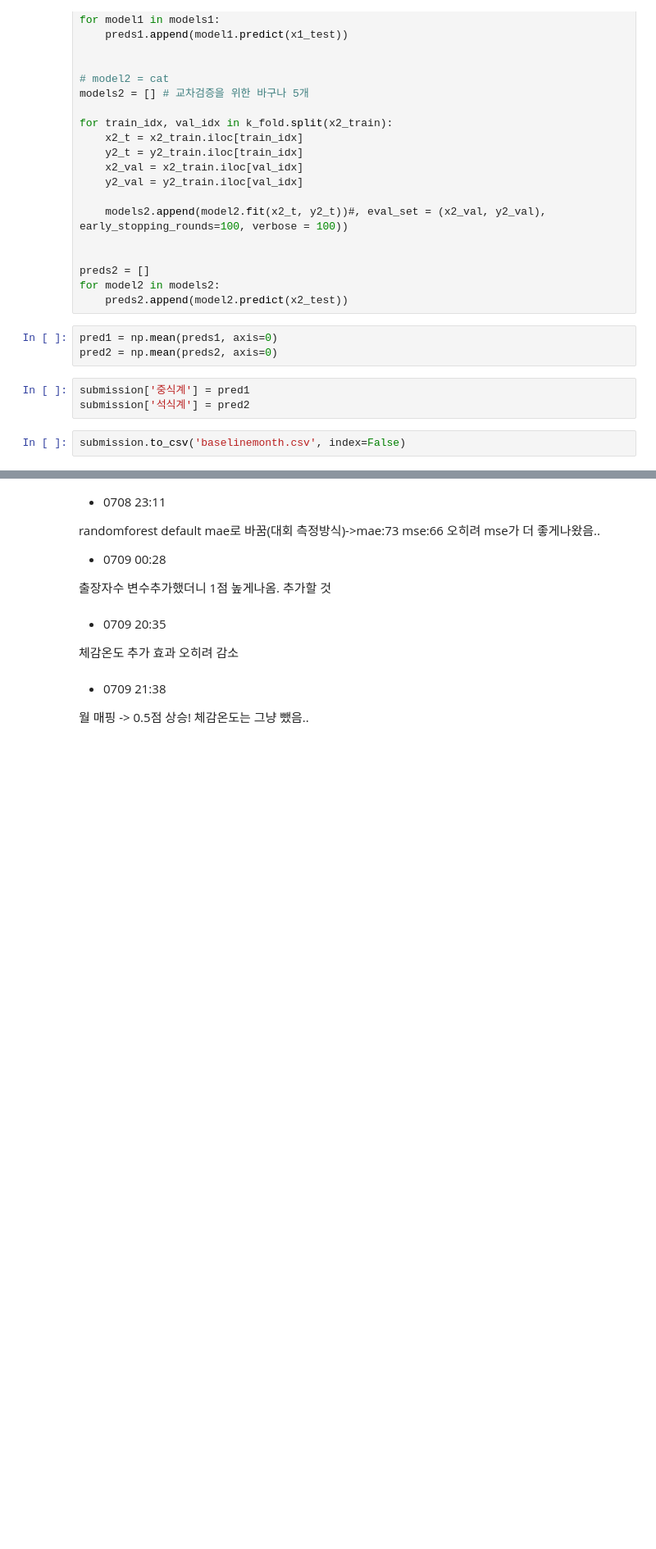
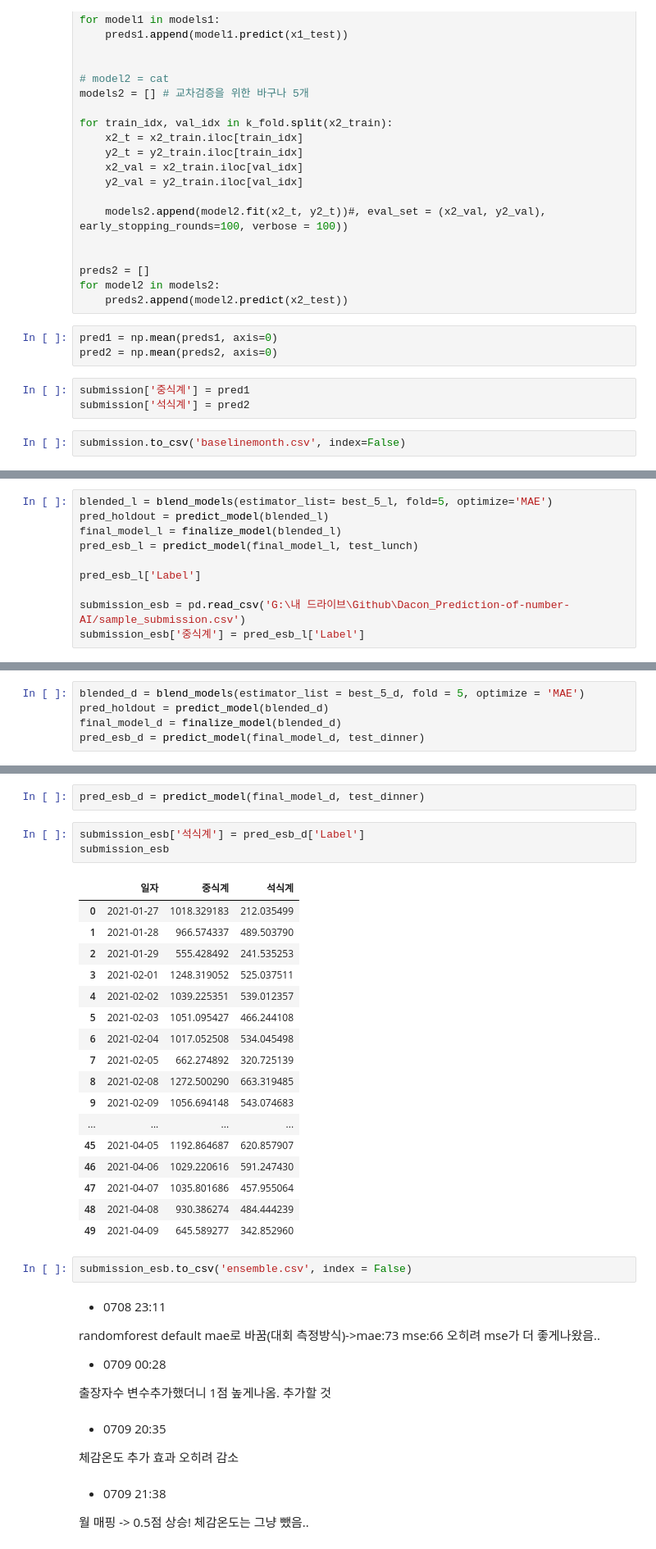
Before and after one commit to JBNU-JBIG/DACON-The_number_of_diners_in_the_cafeteria_Prediction, a Jupyter notebook: 0708_[베이스라인] 수정본.ipynb, the cells around one changed output, grey strips where cells are left out. Shown: that part at 82% size. Saved outputs shown, nothing was run; the diff lists cells and outputs as text; blank space fills up the shorter version.

```diff
--- a/0708_[베이스라인] 수정본.ipynb
+++ b/0708_[베이스라인] 수정본.ipynb
@@ -378,0 +437,10 @@ submission.to_csv('baselinemonth.csv', index=False)
+# %%
+blended_l = blend_models(estimator_list= best_5_l, fold=5, optimize='MAE')
+pred_holdout = predict_model(blended_l)
+final_model_l = finalize_model(blended_l)
+pred_esb_l = predict_model(final_model_l, test_lunch)
+
+pred_esb_l['Label']
+
+submission_esb = pd.read_csv('G:\내 드라이브\Github\Dacon_Prediction-of-number-AI/sample_submission.csv')
+submission_esb['중식계'] = pred_esb_l['Label']
@@ -378,0 +504,5 @@ submission.to_csv('baselinemonth.csv', index=False)
+# %%
+blended_d = blend_models(estimator_list = best_5_d, fold = 5, optimize = 'MAE')
+pred_holdout = predict_model(blended_d)
+final_model_d = finalize_model(blended_d)
+pred_esb_d = predict_model(final_model_d, test_dinner)
@@ -379,3 +520,28 @@ submission.to_csv('baselinemonth.csv', index=False)
+# %%
+pred_esb_d = predict_model(final_model_d, test_dinner)
+# %%
+submission_esb['석식계'] = pred_esb_d['Label']
+submission_esb
+# %% [output]
+|  | 일자 | 중식계 | 석식계 |
+| 0 | 2021-01-27 | 1018.329183 | 212.035499 |
+| 1 | 2021-01-28 | 966.574337 | 489.503790 |
+| 2 | 2021-01-29 | 555.428492 | 241.535253 |
+| 3 | 2021-02-01 | 1248.319052 | 525.037511 |
+| 4 | 2021-02-02 | 1039.225351 | 539.012357 |
+| 5 | 2021-02-03 | 1051.095427 | 466.244108 |
+| 6 | 2021-02-04 | 1017.052508 | 534.045498 |
+| 7 | 2021-02-05 | 662.274892 | 320.725139 |
+| 8 | 2021-02-08 | 1272.500290 | 663.319485 |
+| 9 | 2021-02-09 | 1056.694148 | 543.074683 |
+| ... | ... | ... | ... |
+| 45 | 2021-04-05 | 1192.864687 | 620.857907 |
+| 46 | 2021-04-06 | 1029.220616 | 591.247430 |
+| 47 | 2021-04-07 | 1035.801686 | 457.955064 |
+| 48 | 2021-04-08 | 930.386274 | 484.444239 |
+| 49 | 2021-04-09 | 645.589277 | 342.852960 |
+# %%
+submission_esb.to_csv('ensemble.csv', index = False)
 # %% [markdown]
 - 0708 23:11
 
```
Also changed, not shown: parts of 13 cells of this notebook, 7 other files.
